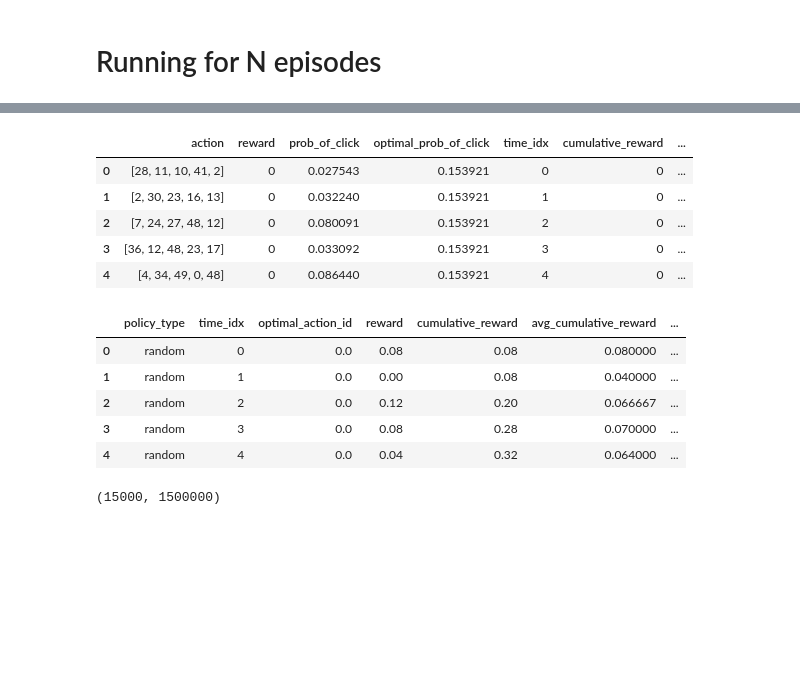
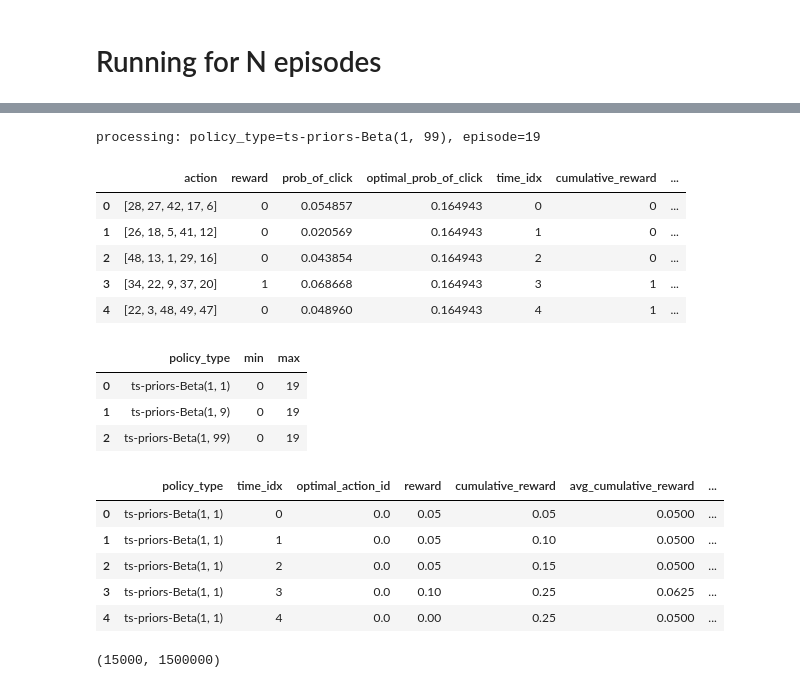
Before and after one commit to chrisHassan/bandits, a Jupyter notebook: examples/cascade/context_free.ipynb, the cells around one changed output, grey strips where cells are left out. Drawn from its saved outputs; the diff is of its cells as text; code cells hidden in the pictures; blank space fills up the shorter version.

Commit message:
added another prior to the context free notebook

```diff
--- a/examples/cascade/context_free.ipynb
+++ b/examples/cascade/context_free.ipynb
@@ -708,7 +722,7 @@ def play_episode(
     return reporting
 # %%
 # reduce time of an episode!
-n_episodes = 25
+n_episodes = 20
 episode_steps = 500_000
 env = CascadeContextFreeBandit(
     weights=np.random.beta(a=1, b=99, size=N_ACTIONS),
@@ -718,14 +777,13 @@ env = CascadeContextFreeBandit(
 # %%
-from functools import partial
-import tqdm
 
 POLICY_TYPE_TO_FUNCTION: dict[str, callable] = {
-    "random": get_random_policy,
+    #"random": get_random_policy,
     "ts-priors-Beta(1, 1)": partial(get_ts_policy, alpha=1, beta=1),
+    "ts-priors-Beta(1, 9)": partial(get_ts_policy, alpha=1, beta=9),
     "ts-priors-Beta(1, 99)": partial(get_ts_policy, alpha=1, beta=99),
 }
 
-results = {
+episode_results = {
     policy_type: []
     for policy_type in POLICY_TYPE_TO_FUNCTION.keys()
 }
@@ -739,29 +797,39 @@ for policy_type, policy_function in POLICY_TYPE_TO_FUNCTION.items():
             policy=policy,
             seed=episode,
         )
-        results[policy_type].append(reporting)
+        episode_results[policy_type].append(reporting)
 # %%
 reporting = []
 
-for policy_type, all_episode_reporting in results.items():
+for policy_type, all_episode_reporting in episode_results.items():
     for episode, episode_reporting in enumerate(all_episode_reporting):
+        print(f'processing: policy_type={policy_type}, episode={episode}', end='\r')
+
         episode_reporting_df = harmonise_reporting(
             reporting=episode_reporting,
             env=env,
             policy_batch_check=500
         ).assign(episode=episode, policy_type=policy_type)
 
         reporting.append(episode_reporting_df)
 
 reporting_df = pd.concat(reporting, axis=0).reset_index(drop=True)
 reporting_df.head()
 # %% [output]
+processing: policy_type=ts-priors-Beta(1, 99), episode=19
 |  | action | reward | prob_of_click | optimal_prob_of_click | time_idx | cumulative_reward | ... |
-| 0 | [28, 11, 10, 41, 2] | 0 | 0.027543 | 0.153921 | 0 | 0 | ... |
-| 1 | [2, 30, 23, 16, 13] | 0 | 0.032240 | 0.153921 | 1 | 0 | ... |
-| 2 | [7, 24, 27, 48, 12] | 0 | 0.080091 | 0.153921 | 2 | 0 | ... |
-| 3 | [36, 12, 48, 23, 17] | 0 | 0.033092 | 0.153921 | 3 | 0 | ... |
-| 4 | [4, 34, 49, 0, 48] | 0 | 0.086440 | 0.153921 | 4 | 0 | ... |
+| 0 | [28, 27, 42, 17, 6] | 0 | 0.054857 | 0.164943 | 0 | 0 | ... |
+| 1 | [26, 18, 5, 41, 12] | 0 | 0.020569 | 0.164943 | 1 | 0 | ... |
+| 2 | [48, 13, 1, 29, 16] | 0 | 0.043854 | 0.164943 | 2 | 0 | ... |
+| 3 | [34, 22, 9, 37, 20] | 1 | 0.068668 | 0.164943 | 3 | 1 | ... |
+| 4 | [22, 3, 48, 49, 47] | 0 | 0.048960 | 0.164943 | 4 | 1 | ... |
+# %%
+reporting_df.groupby(['policy_type'], as_index=False)['episode'].agg(['min', 'max'])
+# %% [output]
+|  | policy_type | min | max |
+| 0 | ts-priors-Beta(1, 1) | 0 | 19 |
+| 1 | ts-priors-Beta(1, 9) | 0 | 19 |
+| 2 | ts-priors-Beta(1, 99) | 0 | 19 |
 # %%
 summary_fields = [
     'optimal_action_id',
@@ -778,11 +846,11 @@ reporting_df2 = reporting_df.groupby(['policy_type', 'time_idx', ], as_index=Fal
 reporting_df2.head()
 # %% [output]
 |  | policy_type | time_idx | optimal_action_id | reward | cumulative_reward | avg_cumulative_reward | ... |
-| 0 | random | 0 | 0.0 | 0.08 | 0.08 | 0.080000 | ... |
-| 1 | random | 1 | 0.0 | 0.00 | 0.08 | 0.040000 | ... |
-| 2 | random | 2 | 0.0 | 0.12 | 0.20 | 0.066667 | ... |
-| 3 | random | 3 | 0.0 | 0.08 | 0.28 | 0.070000 | ... |
-| 4 | random | 4 | 0.0 | 0.04 | 0.32 | 0.064000 | ... |
+| 0 | ts-priors-Beta(1, 1) | 0 | 0.0 | 0.05 | 0.05 | 0.0500 | ... |
+| 1 | ts-priors-Beta(1, 1) | 1 | 0.0 | 0.05 | 0.10 | 0.0500 | ... |
+| 2 | ts-priors-Beta(1, 1) | 2 | 0.0 | 0.05 | 0.15 | 0.0500 | ... |
+| 3 | ts-priors-Beta(1, 1) | 3 | 0.0 | 0.10 | 0.25 | 0.0625 | ... |
+| 4 | ts-priors-Beta(1, 1) | 4 | 0.0 | 0.00 | 0.25 | 0.0500 | ... |
 # %%
 plot_every = 100
 mask_df = (reporting_df2['time_idx'] % plot_every) == 0
```
Also changed, not shown: parts of 18 cells of this notebook, 4 other files.
